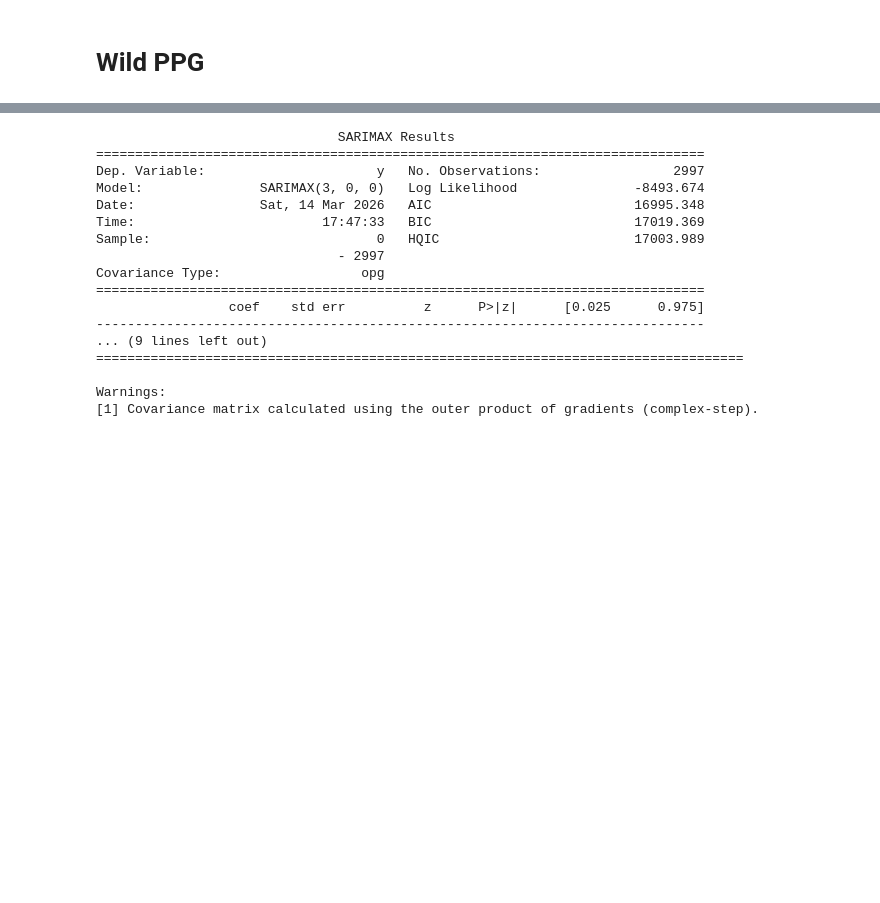
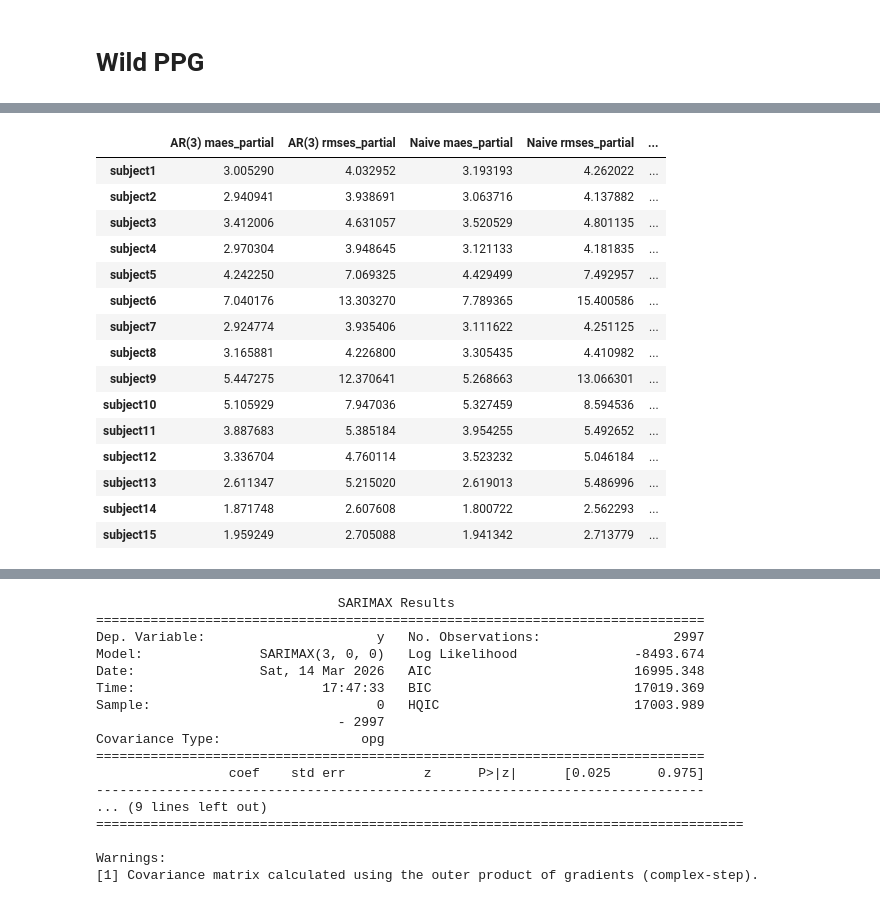
Before and after one commit to aachotian/Heart-Rate-Forecasting, a Jupyter notebook: notebook.ipynb, the cells around one changed output, grey strips where cells are left out. Drawn from its saved outputs; the diff is of its cells as text; code cells hidden in the pictures; blank space fills up the shorter version.

```diff
--- a/notebook.ipynb
+++ b/notebook.ipynb
@@ -1202,0 +1258,16 @@ fig.show()
+# %%
+# collect all results in a pandas DataFrame
+
+index = [f"subject{i}" for i in range(1, 16)]
+
+df = pd.DataFrame(
+    {
+        "AR(3) maes_partial": maes_our_partial_ar3,
+        "AR(3) rmses_partial": rmses_our_partial_ar3,
+        "Naive maes_partial": naive_maes_partial,
+        "Naive rmses_partial": naive_rmses_partial,
+    },
+    index=index
+)
+
+df
@@ -1202,0 +1291,5 @@ fig.show()
+# %%
+# Now we will first do ARIMA instead of AR which hopefully will give better results already
+# No intercept here (adding one almost doesnt change anything)
+
+trains_arima3, tests_arima3, models_arima3, results_arima3 = model_training_arima(hrs, 3, False, 1, 50)
@@ -1202,0 +1316,32 @@ fig.show()
+# %%
+# Freeze training parameters and predict 1 step ahead based on true previous values, forecast ARIMA(1,1,0)
+
+predictions_arima3 = forecast_arima(results_arima3, tests_arima3)
+# %%
+#ARIMA(1,1,0) errors
+
+maes_our_partial_arima, rmses_our_partial_arima = compute_errors(series = tests_arima3, forecast = predictions_arima3)
+# %%
+# ARIMA(3,1,0) does slightly better than AR(3) but still does not outperform their AR(3)
+
+df["ARIMA(3,1,0) maes_partial"] = maes_our_partial_arima
+df["ARIMA(3,1,0) rmses_partial"] = rmses_our_partial_arima
+
+df
+# %% [output]
+|  | AR(3) maes_partial | AR(3) rmses_partial | Naive maes_partial | Naive rmses_partial | ... |
+| subject1 | 3.005290 | 4.032952 | 3.193193 | 4.262022 | ... |
+| subject2 | 2.940941 | 3.938691 | 3.063716 | 4.137882 | ... |
+| subject3 | 3.412006 | 4.631057 | 3.520529 | 4.801135 | ... |
+| subject4 | 2.970304 | 3.948645 | 3.121133 | 4.181835 | ... |
+| subject5 | 4.242250 | 7.069325 | 4.429499 | 7.492957 | ... |
+| subject6 | 7.040176 | 13.303270 | 7.789365 | 15.400586 | ... |
+| subject7 | 2.924774 | 3.935406 | 3.111622 | 4.251125 | ... |
+| subject8 | 3.165881 | 4.226800 | 3.305435 | 4.410982 | ... |
+| subject9 | 5.447275 | 12.370641 | 5.268663 | 13.066301 | ... |
+| subject10 | 5.105929 | 7.947036 | 5.327459 | 8.594536 | ... |
+| subject11 | 3.887683 | 5.385184 | 3.954255 | 5.492652 | ... |
+| subject12 | 3.336704 | 4.760114 | 3.523232 | 5.046184 | ... |
+| subject13 | 2.611347 | 5.215020 | 2.619013 | 5.486996 | ... |
+| subject14 | 1.871748 | 2.607608 | 1.800722 | 2.562293 | ... |
+| subject15 | 1.959249 | 2.705088 | 1.941342 | 2.713779 | ... |
```
Also changed, not shown: parts of 25 cells of this notebook.
